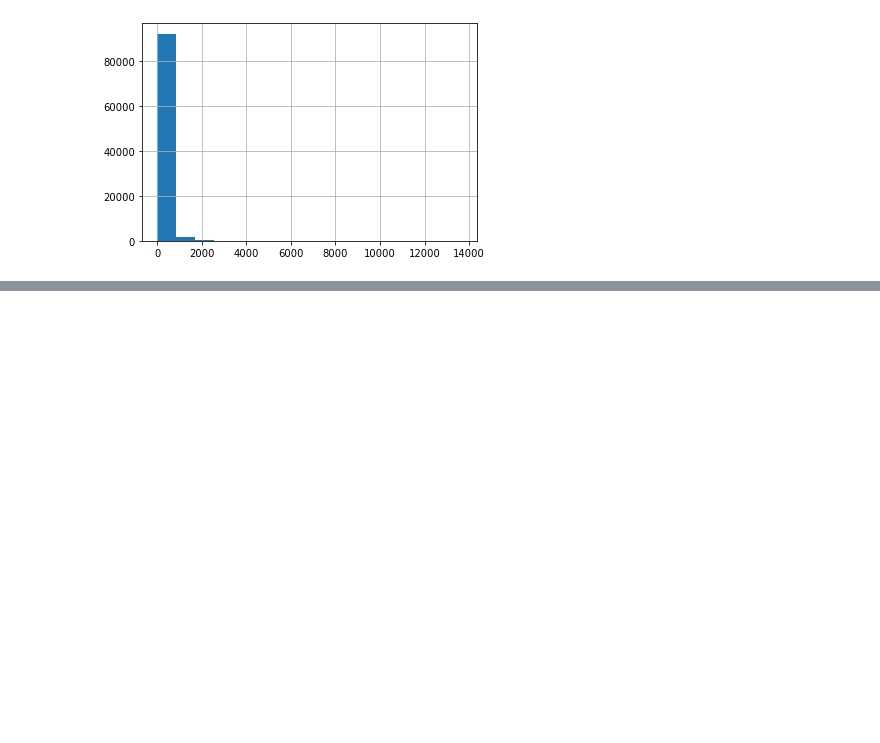
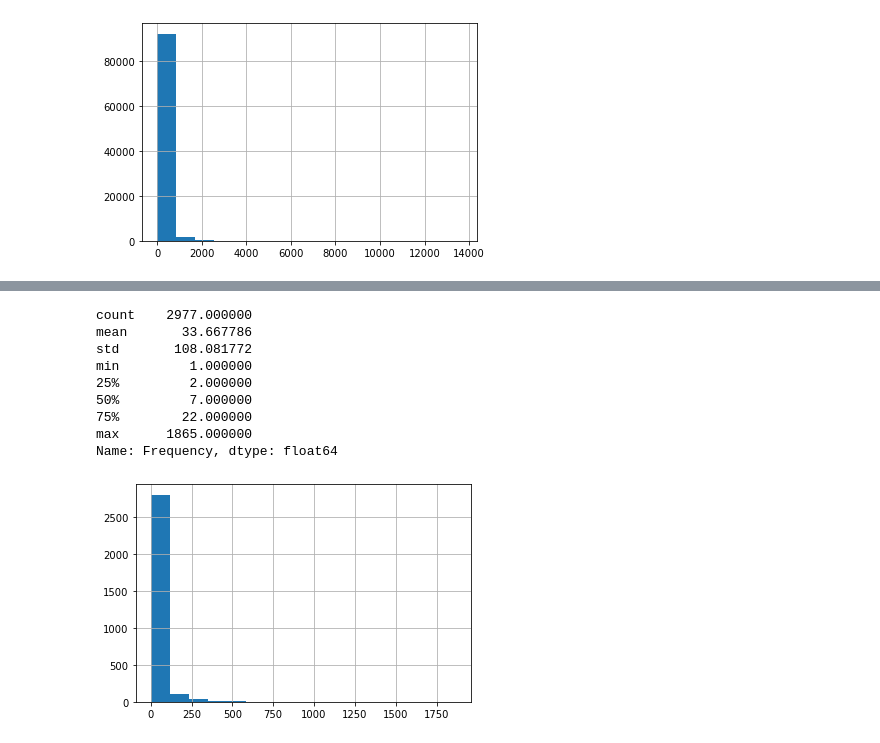
Before and after one commit to deakynek/SpringBoardProjects, a Jupyter notebook: Capstone3/EDA.ipynb, the cells around one changed output, grey strips where cells are left out. Saved outputs shown, nothing was run; the diff lists cells and outputs as text; code cells hidden in the pictures; blank space fills up the shorter version.

```diff
--- a/Capstone3/EDA.ipynb
+++ b/Capstone3/EDA.ipynb
@@ -171,0 +264,22 @@ Name: Revenue, dtype: float64
+# %%
+#Frequency
+freq = OL_Data.groupby('seller_id').order_id.count().reset_index()
+freq.columns = ['SellerID','Frequency']
+freq.head()
+
+sellers = pd.merge(sellers,freq, on='SellerID')
+
+print(sellers['Frequency'].describe())
+sellers.Frequency.sort_values().hist(bins=16)
+plt.show()
+# %% [output]
+count    2977.000000
+mean       33.667786
+std       108.081772
+min         1.000000
+25%         2.000000
+50%         7.000000
+75%        22.000000
+max      1865.000000
+Name: Frequency, dtype: float64
+[figure, added]
```
Also changed, not shown: parts of 15 cells of this notebook.
